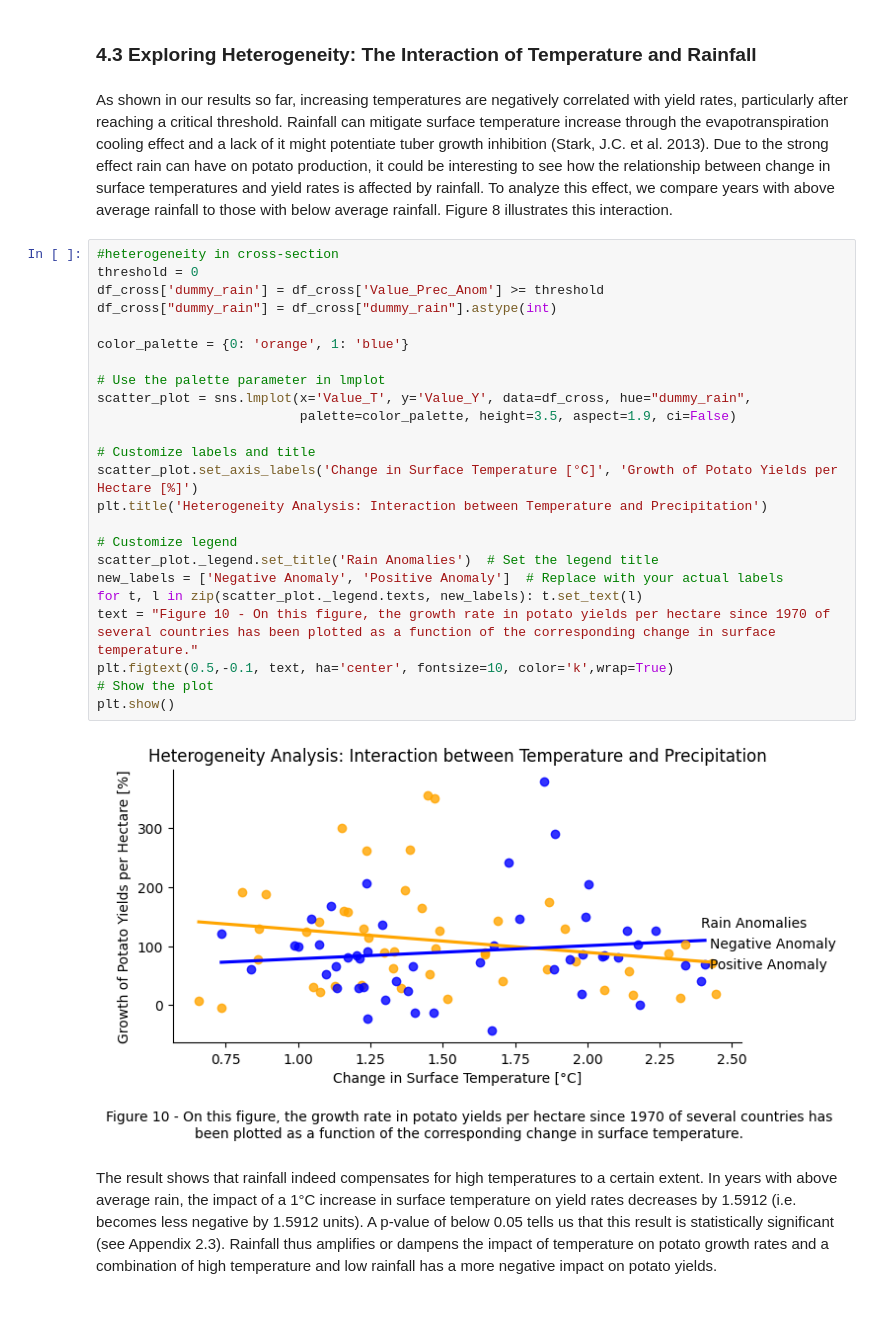
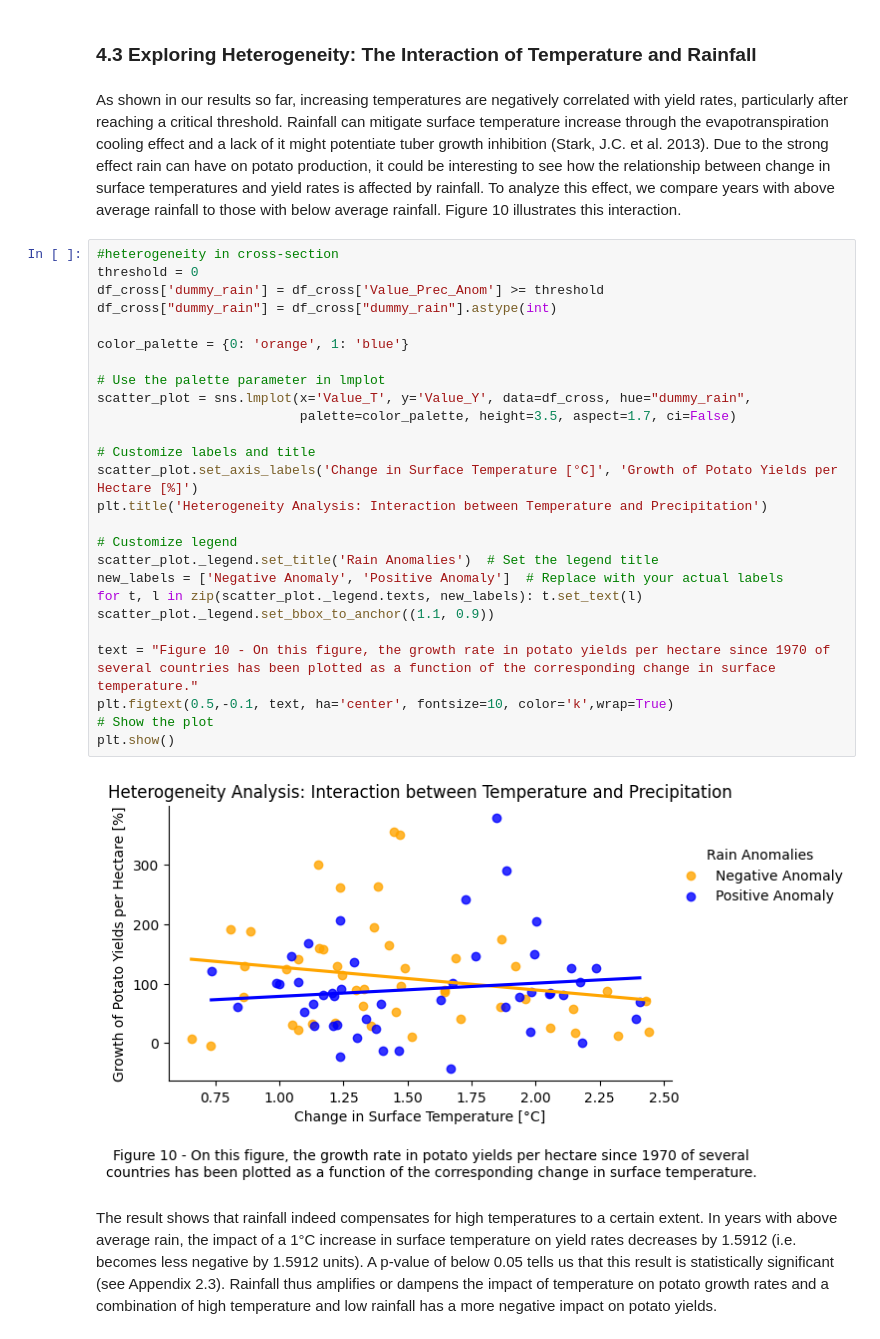
Before and after one commit to RebeccaKessler/Otter_Group_Project, a Jupyter notebook: Otter_Final_project.ipynb, the cells around one changed output. Cells and saved outputs as stored; diff of their text form; blank space fills up the shorter version.

```diff
--- a/Otter_Final_project.ipynb
+++ b/Otter_Final_project.ipynb
@@ -483,33 +476,35 @@ Important to note is that the amount of data points beyond the threshold is limi
 # %% [markdown]
 ### 4.3 Exploring Heterogeneity: The Interaction of Temperature and Rainfall
 # %% [markdown]
-As shown in our results so far, increasing temperatures are negatively correlated with yield rates, particularly after reaching a critical threshold. Rainfall can mitigate surface temperature increase through the evapotranspiration cooling effect and a lack of it might potentiate tuber growth inhibition (Stark, J.C. et al. 2013). Due to the strong effect rain can have on potato production, it could be interesting to see how the relationship between change in surface temperatures and yield rates is affected by rainfall. To analyze this effect, we compare years with above average rainfall to those with below average rainfall. Figure 8 illustrates this interaction.
+As shown in our results so far, increasing temperatures are negatively correlated with yield rates, particularly after reaching a critical threshold. Rainfall can mitigate surface temperature increase through the evapotranspiration cooling effect and a lack of it might potentiate tuber growth inhibition (Stark, J.C. et al. 2013). Due to the strong effect rain can have on potato production, it could be interesting to see how the relationship between change in surface temperatures and yield rates is affected by rainfall. To analyze this effect, we compare years with above average rainfall to those with below average rainfall. Figure 10 illustrates this interaction.
 # %%
 #heterogeneity in cross-section
 threshold = 0
 df_cross['dummy_rain'] = df_cross['Value_Prec_Anom'] >= threshold
 df_cross["dummy_rain"] = df_cross["dummy_rain"].astype(int)
 
 color_palette = {0: 'orange', 1: 'blue'}
 
 # Use the palette parameter in lmplot
 scatter_plot = sns.lmplot(x='Value_T', y='Value_Y', data=df_cross, hue="dummy_rain",
-                          palette=color_palette, height=3.5, aspect=1.9, ci=False)
+                          palette=color_palette, height=3.5, aspect=1.7, ci=False)
 
 # Customize labels and title
 scatter_plot.set_axis_labels('Change in Surface Temperature [°C]', 'Growth of Potato Yields per Hectare [%]')
 plt.title('Heterogeneity Analysis: Interaction between Temperature and Precipitation')
 
 # Customize legend
 scatter_plot._legend.set_title('Rain Anomalies')  # Set the legend title
 new_labels = ['Negative Anomaly', 'Positive Anomaly']  # Replace with your actual labels
 for t, l in zip(scatter_plot._legend.texts, new_labels): t.set_text(l)
+scatter_plot._legend.set_bbox_to_anchor((1.1, 0.9))
+
 text = "Figure 10 - On this figure, the growth rate in potato yields per hectare since 1970 of several countries has been plotted as a function of the corresponding change in surface temperature."
 plt.figtext(0.5,-0.1, text, ha='center', fontsize=10, color='k',wrap=True)
 # Show the plot
 plt.show()
 # %% [output]
-[figure, old version]
+[figure, new version]
 # %% [markdown]
 The result shows that rainfall indeed compensates for high temperatures to a certain extent. In years with above average rain, the impact of a 1°C increase in surface temperature on yield rates decreases by 1.5912 (i.e. becomes less negative by 1.5912 units). A p-value of below 0.05 tells us that this result is statistically significant (see Appendix 2.3). Rainfall thus amplifies or dampens the impact of temperature on potato growth rates and a combination of high temperature and low rainfall has a more negative impact on potato yields.
 # %% [markdown]
```
Also changed, not shown: parts of 26 cells of this notebook.
